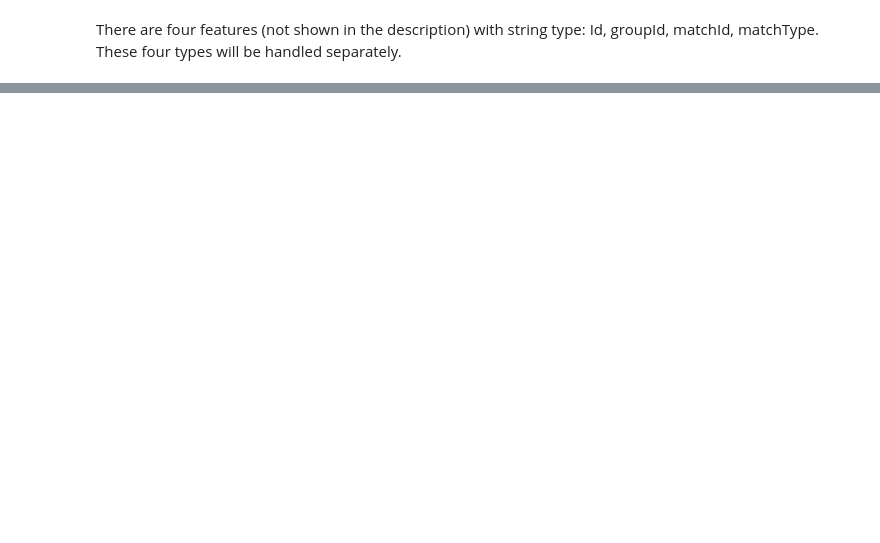
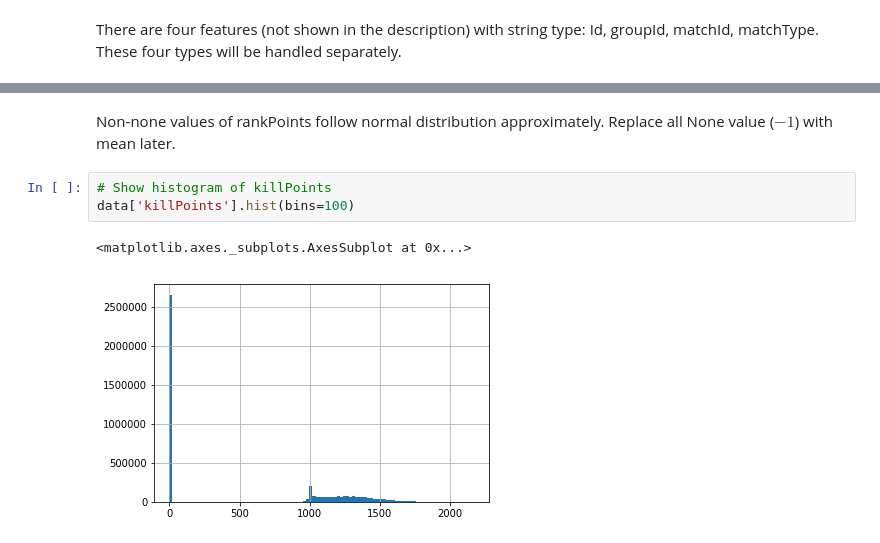
Before and after one commit to Leon-624/ML_HW, a Jupyter notebook: Project/EDA.ipynb, the cells around one changed output, grey strips where cells are left out. Saved outputs shown, nothing was run; the diff lists cells and outputs as text; blank space fills up the shorter version.

```diff
--- a/Project/EDA.ipynb
+++ b/Project/EDA.ipynb
@@ -93,0 +123,8 @@ Last thing to notice is:
+# %% [markdown]
+Non-none values of rankPoints follow normal distribution approximately. Replace all None value ($-1$) with mean later.
+# %%
+# Show histogram of killPoints
+data['killPoints'].hist(bins=100)
+# %% [output]
+<matplotlib.axes._subplots.AxesSubplot at 0x...>
+[figure, added]
```
Also changed, not shown: parts of 28 cells of this notebook, 6 other files.
